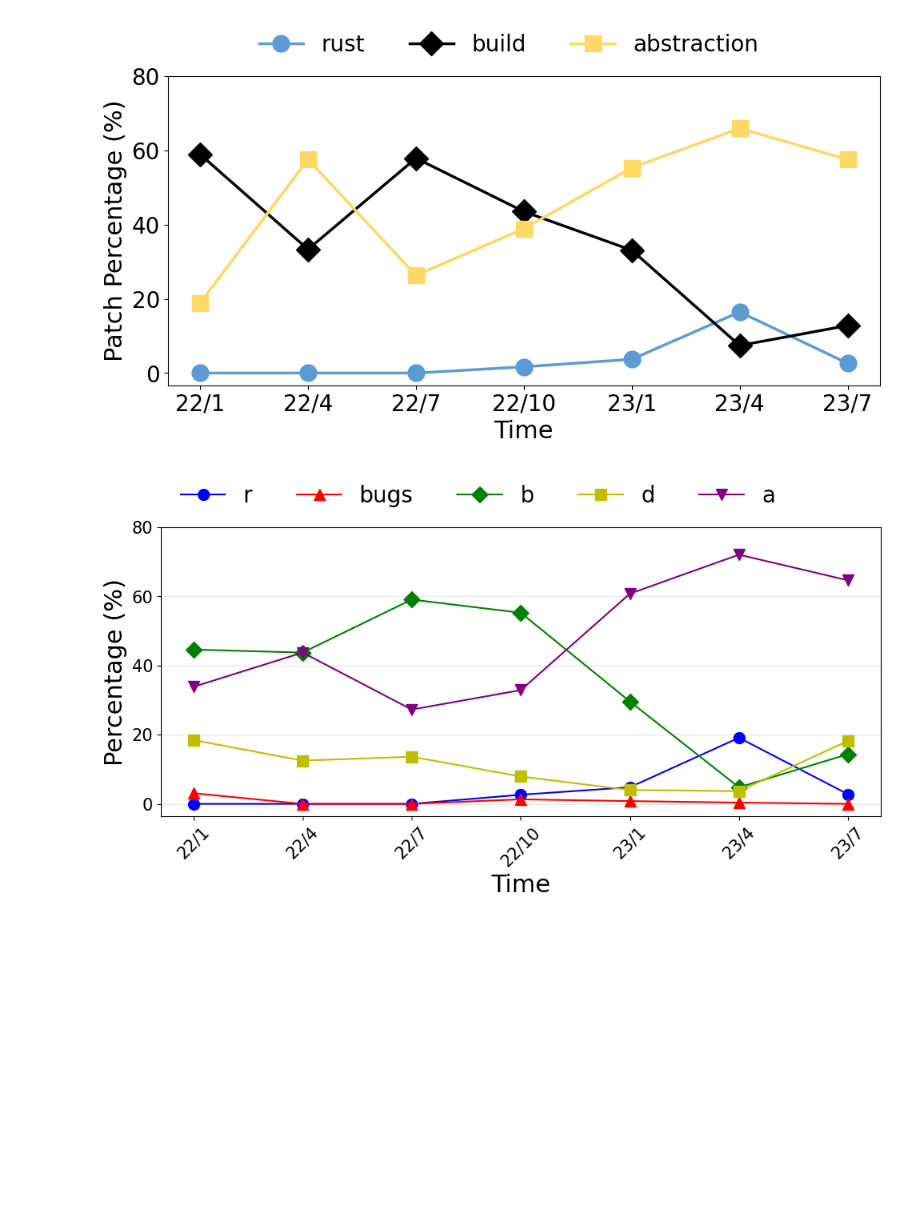
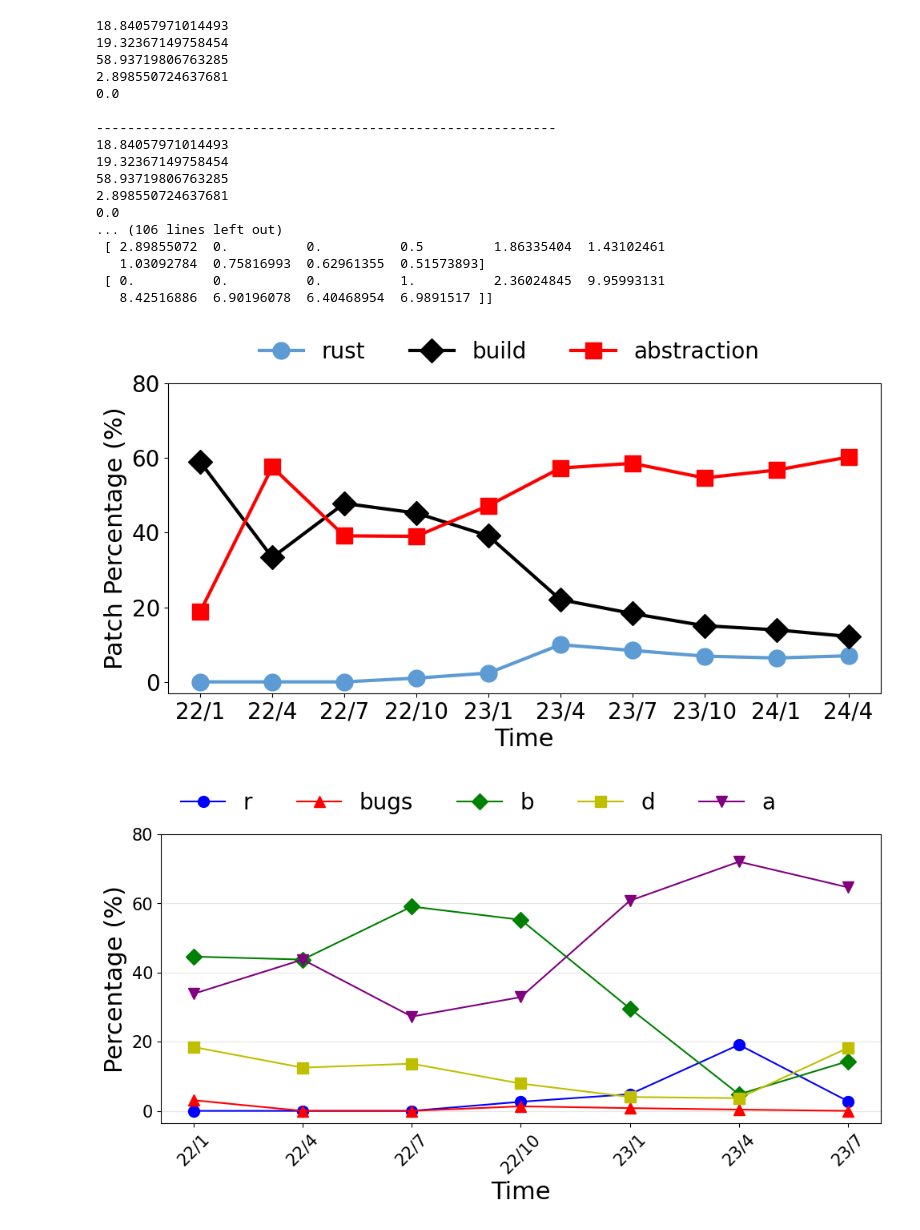
Before and after one commit to Richardhongyu/rfl_empirical_tools, a Jupyter notebook: figures_ppt/figure4.ipynb, the cells around one changed output. Drawn from its saved outputs; the diff is of its cells as text; code cells hidden in the pictures; blank space fills up the shorter version.

```diff
--- a/figures_ppt/figure4.ipynb
+++ b/figures_ppt/figure4.ipynb
@@ -2,6 +2,9 @@
 import matplotlib.pyplot as plt
 import numpy as np
 import time
+import matplotlib
+matplotlib.rcParams['pdf.fonttype'] = 42
+matplotlib.rcParams['ps.fonttype'] = 42
 
 label_font_conf = {
     # "weight": "bold",
@@ -12,26 +15,53 @@ labels_1 = ['r', 'bugs', 'build', 'd', 'a']
 labels_1 = ['rust', 'bugs', 'build', 'd', 'abstraction']
 labels_2 = ['RFL', 'Review', 'Linux']
 # 日期数据
-dates = ['23/7', '23/4', '23/1', '22/10', '22/7', '22/4', '22/1']
+dates = ['24/4', '24/1', '23/10', '23/7', '23/4', '23/1', '22/10', '22/7', '22/4', '22/1']
 dates.reverse()
 # 对应的百分比数据
-percentages = np.array([
-    [2.61628, 16.45435, 3.7037, 1.67364, 0, 0, 0],
-    [26.45349, 9.12951, 4.69136, 15.06276, 15.78947, 9.09091, 19.32367],
-    [12.7907,7.431,33.08642,43.51464,57.89474,33.33333,58.9372],
-    [0.5814, 1.06157, 3.20988, 0.83682, 0, 0, 2.89855],
-    [57.55814, 65.92357, 55.30864, 38.91213, 26.31579, 57.57576, 18.84058],
-])
+# percentages = np.array([
+#     [2.61628, 16.45435, 3.7037, 1.67364, 0, 0, 0],
+#     [26.45349, 9.12951, 4.69136, 15.06276, 15.78947, 9.09091, 19.32367],
+#     [12.7907,7.431,33.08642,43.51464,57.89474,33.33333,58.9372],
+#     [0.5814, 1.06157, 3.20988, 0.83682, 0, 0, 2.89855],
+#     [57.55814, 65.92357, 55.30864, 38.91213, 26.31579, 57.57576, 18.84058],
+# ])
+
+with open('mid_value3', 'r') as f:
+    a = f.read()
+
+b = a.split("-----------------------------------------------------------")
+blocks = []
+for i in range(1,len(b)):
+    print(b[i])
+    print("-----------------------------------------------------------")
+    lines = b[i].split("\n")
+    for j, k in enumerate(lines):
+        if "." in k:
+            if i == 1:
+                print(float(k))
+                blocks.append([float(k)])
+            else:
+                blocks[j-1].append(float(k))
+print(blocks)
+import numpy as np
+blocks = np.array(blocks)
+blocks = blocks.T.T
+print(blocks)
+# make the blocks reverse in each row
+blocks = blocks[:,::-1]
+# change the order of row 0 and row 4
+blocks[[0,4]] = blocks[[4,0]]
+percentages = blocks
 
 current_time = int(time.time())
 np.random.seed(current_time)
-process = np.random.rand(3, 7) * 60
+process = np.random.rand(3, 10) * 60
 # 创建画布和子图
 fig, axs = plt.subplots(1, 1, figsize=(10,5),dpi=100)
 
 # 绘制折线图
 markers = ['o', '^', 'D', 's', 's']
-colors = ['#5D9BD4', 'y', 'black', 'y', '#FFD866']
+colors = ['#5D9BD4', 'y', 'black', 'y', 'r']
 for i, per in enumerate(percentages):
     per = per[::-1]
     if i != 3 and i !=1:
@@ -42,34 +72,51 @@ for i, per in enumerate(percentages):
 
 # 设置横轴和纵轴标签
 yticks = np.arange(0,100,20)
 axs.set_xlabel('Time', **label_font_conf)
 axs.set_ylabel('Patch Percentage (%)', **label_font_conf)
 axs.set_yticks(yticks)
 # axs.text(0.5, -0.5, '(a)', transform=axs.transAxes, fontsize=20, va='bottom', ha='center')
 # axs[1].set_xlabel('Time', **label_font_conf)
 # axs[1].set_ylabel('The Merged Process of RFL (%)', **label_font_conf)
 # axs[1].set_yticks(yticks)
 # axs[1].text(0.5, -0.5, '(b)', transform=axs[1].transAxes, fontsize=20, va='bottom', ha='center')
 
 axs.grid(axis='y', alpha=0.3)
 # axs[1].grid(axis='y', alpha=0.3)
 
 axs.tick_params(labelsize=20)
 axs.grid(False)
 # axs.tick_params(axis='x', rotation=45)
 # axs[1].tick_params(labelsize=15)
 # axs[1].tick_params(axis='x', rotation=45)
 # axs[1].tick_params(axis='y', labelleft=False, left=False)
 
 # 显示图形
 plt.tight_layout()
 # axs.legend(loc='lower left', ncol=5, bbox_to_anchor=(0, 1), frameon=False, columnspacing=2, fontsize=20)
 axs.legend(loc='lower left', ncol=5, bbox_to_anchor=(0.1, 1), frameon=False, columnspacing=2, fontsize=20)
 # axs[1].legend(loc='lower left', ncol=1, bbox_to_anchor=(0.1, 1), frameon=False, columnspacing=2, fontsize=20)
 # plt.show()
 plt.savefig('./figure4.pdf', bbox_inches="tight")
 # %% [output]
+18.84057971014493
+19.32367149758454
+58.93719806763285
+2.898550724637681
+0.0
+
+-----------------------------------------------------------
+18.84057971014493
+19.32367149758454
+58.93719806763285
+2.898550724637681
+0.0
+... (106 lines left out)
+ [ 2.89855072  0.          0.          0.5         1.86335404  1.43102461
+   1.03092784  0.75816993  0.62961355  0.51573893]
+ [ 0.          0.          0.          1.          2.36024845  9.95993131
+   8.42516886  6.90196078  6.40468954  6.9891517 ]]
-[figure, old version]
+[figure, new version]
 # %%
 import matplotlib.pyplot as plt
 import numpy as np
```
Also changed, not shown: 3 other files.
